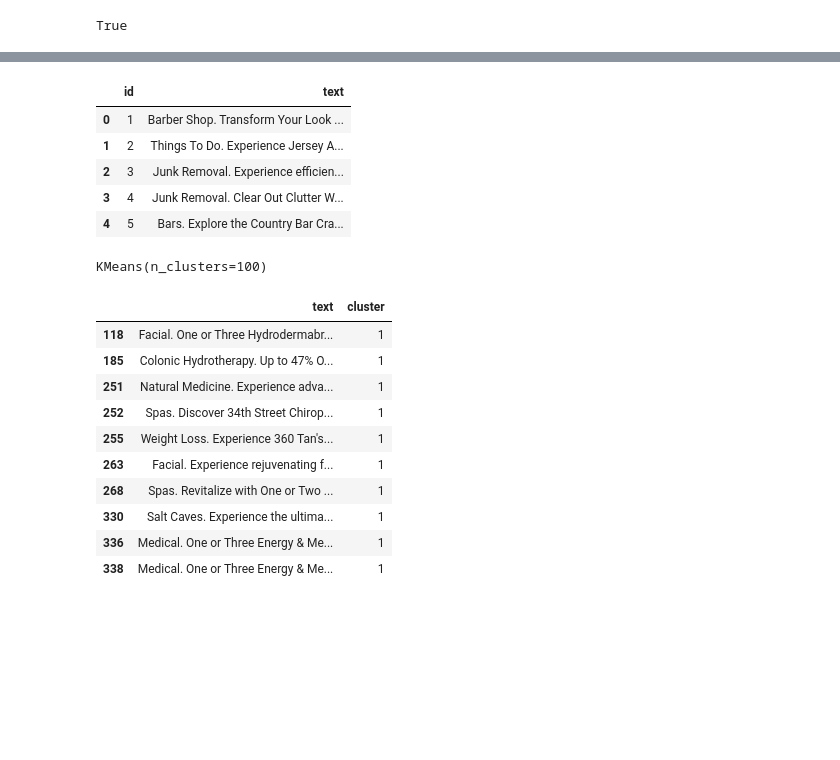
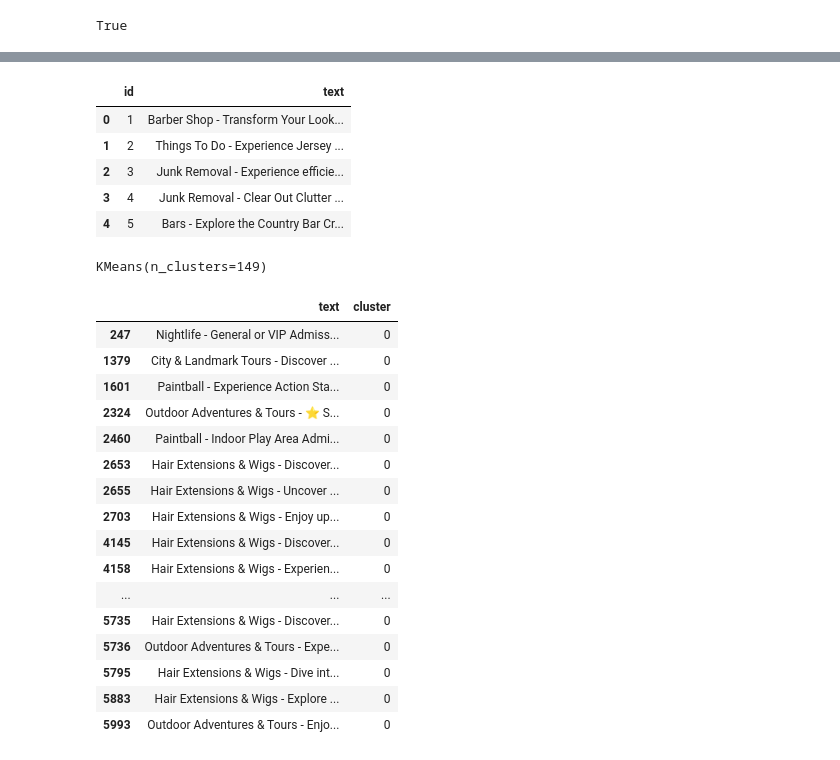
Before and after one commit to zphilippcz/research, a Jupyter notebook: clusters/deal_clusters.ipynb, the cells around one changed output, grey strips where cells are left out. Drawn from its saved outputs; the diff is of its cells as text; code cells hidden in the pictures; blank space fills up the shorter version.

```diff
--- a/clusters/deal_clusters.ipynb
+++ b/clusters/deal_clusters.ipynb
@@ -39,7 +41,7 @@ conn = sqlite3.connect(db_path)
 cursor = conn.cursor()
 
 sql_query = """
-    SELECT d.id, c.name || '. ' ||  GROUP_CONCAT(d.title_general) || '. '||GROUP_CONCAT (o.title) as text
+    SELECT d.id, c.name || ' - ' ||  GROUP_CONCAT(d.title_general) || '. '||GROUP_CONCAT (o.title) as text
     FROM deals d
         JOIN customer_category c ON c.id=d.customer_category_id
         JOIN options o ON o.deal_id=d.id
@@ -53,33 +112,39 @@ conn.close()
 df.head()
 # %% [output]
 |  | id | text |
-| 0 | 1 | Barber Shop. Transform Your Look ... |
-| 1 | 2 | Things To Do. Experience Jersey A... |
-| 2 | 3 | Junk Removal. Experience efficien... |
-| 3 | 4 | Junk Removal. Clear Out Clutter W... |
-| 4 | 5 | Bars. Explore the Country Bar Cra... |
+| 0 | 1 | Barber Shop - Transform Your Look... |
+| 1 | 2 | Things To Do - Experience Jersey ... |
+| 2 | 3 | Junk Removal - Experience efficie... |
+| 3 | 4 | Junk Removal - Clear Out Clutter ... |
+| 4 | 5 | Bars - Explore the Country Bar Cr... |
 # %%
 tfidf_vectorizer = TfidfVectorizer(stop_words=stopwords.words('english'))
 tfidf_matrix = tfidf_vectorizer.fit_transform(df['text'])
 
-number_of_clusters = 100
+number_of_clusters = 149
 kmeans = KMeans(n_clusters=number_of_clusters)
 kmeans.fit(tfidf_matrix)
 # %% [output]
-KMeans(n_clusters=100)
+KMeans(n_clusters=149)
 # %%
 df['cluster'] = kmeans.labels_
 # %%
-df[['text', 'cluster']].query("cluster == 1").head(10)
+df[['text', 'cluster']].query("cluster == 0").head(30)
 # %% [output]
 |  | text | cluster |
-| 118 | Facial. One or Three Hydrodermabr... | 1 |
-| 185 | Colonic Hydrotherapy. Up to 47% O... | 1 |
-| 251 | Natural Medicine. Experience adva... | 1 |
-| 252 | Spas. Discover 34th Street Chirop... | 1 |
-| 255 | Weight Loss. Experience 360 Tan's... | 1 |
-| 263 | Facial. Experience rejuvenating f... | 1 |
-| 268 | Spas. Revitalize with One or Two ... | 1 |
-| 330 | Salt Caves. Experience the ultima... | 1 |
-| 336 | Medical. One or Three Energy & Me... | 1 |
-| 338 | Medical. One or Three Energy & Me... | 1 |
+| 247 | Nightlife - General or VIP Admiss... | 0 |
+| 1379 | City & Landmark Tours - Discover ... | 0 |
+| 1601 | Paintball - Experience Action Sta... | 0 |
+| 2324 | Outdoor Adventures & Tours - ⭐️ S... | 0 |
+| 2460 | Paintball - Indoor Play Area Admi... | 0 |
+| 2653 | Hair Extensions & Wigs - Discover... | 0 |
+| 2655 | Hair Extensions & Wigs - Uncover ... | 0 |
+| 2703 | Hair Extensions & Wigs - Enjoy up... | 0 |
+| 4145 | Hair Extensions & Wigs - Discover... | 0 |
+| 4158 | Hair Extensions & Wigs - Experien... | 0 |
+| ... | ... | ... |
+| 5735 | Hair Extensions & Wigs - Discover... | 0 |
+| 5736 | Outdoor Adventures & Tours - Expe... | 0 |
+| 5795 | Hair Extensions & Wigs - Dive int... | 0 |
+| 5883 | Hair Extensions & Wigs - Explore ... | 0 |
+| 5993 | Outdoor Adventures & Tours - Enjo... | 0 |
```
Also changed, not shown: parts of 18 cells of this notebook, 2 other files.
